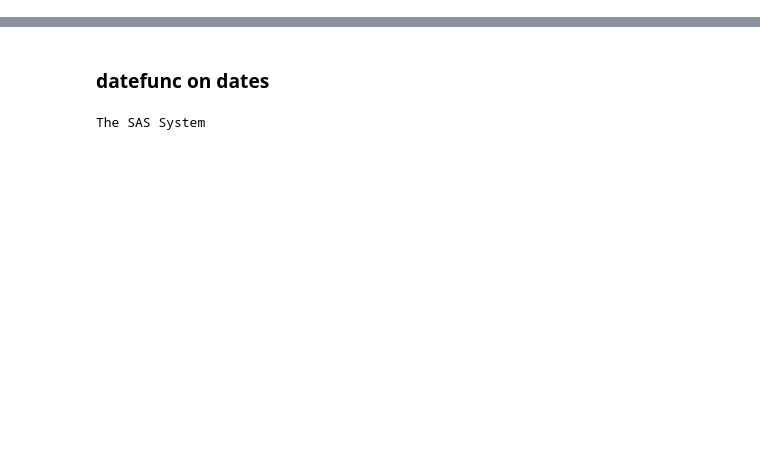
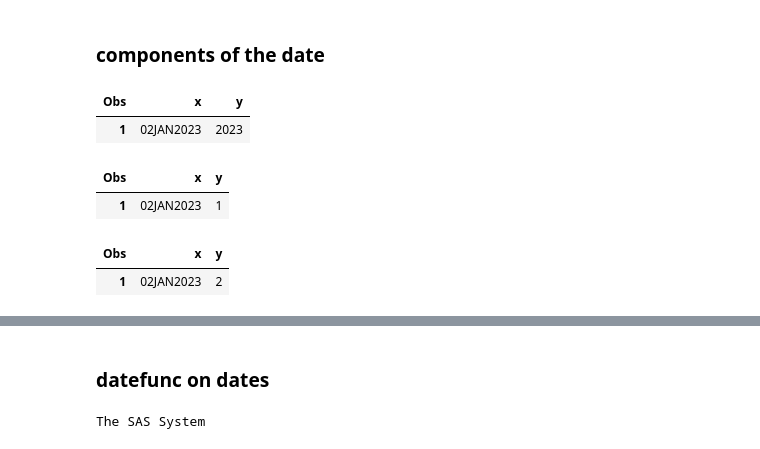
Before and after one commit to 0xdomyz/sas_collection, a Jupyter notebook: generic/func_dates.ipynb, the cells around one changed output, grey strips where cells are left out. Cells and saved outputs as stored; diff of their text form; code cells hidden in the pictures; blank space fills up the shorter version.

```diff
--- a/generic/func_dates.ipynb
+++ b/generic/func_dates.ipynb
@@ -49,0 +29,29 @@ ERROR 180-322: Statement is not valid or it is used out of proper order.
+# %% [markdown]
+### components of the date
+# %%
+func(usage_str = f"""
+        x = '02jan2023'd;
+        format x date9.;
+        y = year(x);
+""")
+# %% [output]
+| Obs | x | y |
+| 1 | 02JAN2023 | 2023 |
+# %%
+func(usage_str = f"""
+        x = '02jan2023'd;
+        format x date9.;
+        y = month(x);
+""")
+# %% [output]
+| Obs | x | y |
+| 1 | 02JAN2023 | 1 |
+# %%
+func(usage_str = f"""
+        x = '02jan2023'd;
+        format x date9.;
+        y = day(x);
+""")
+# %% [output]
+| Obs | x | y |
+| 1 | 02JAN2023 | 2 |
```
Also changed, not shown: parts of 14 cells of this notebook.
